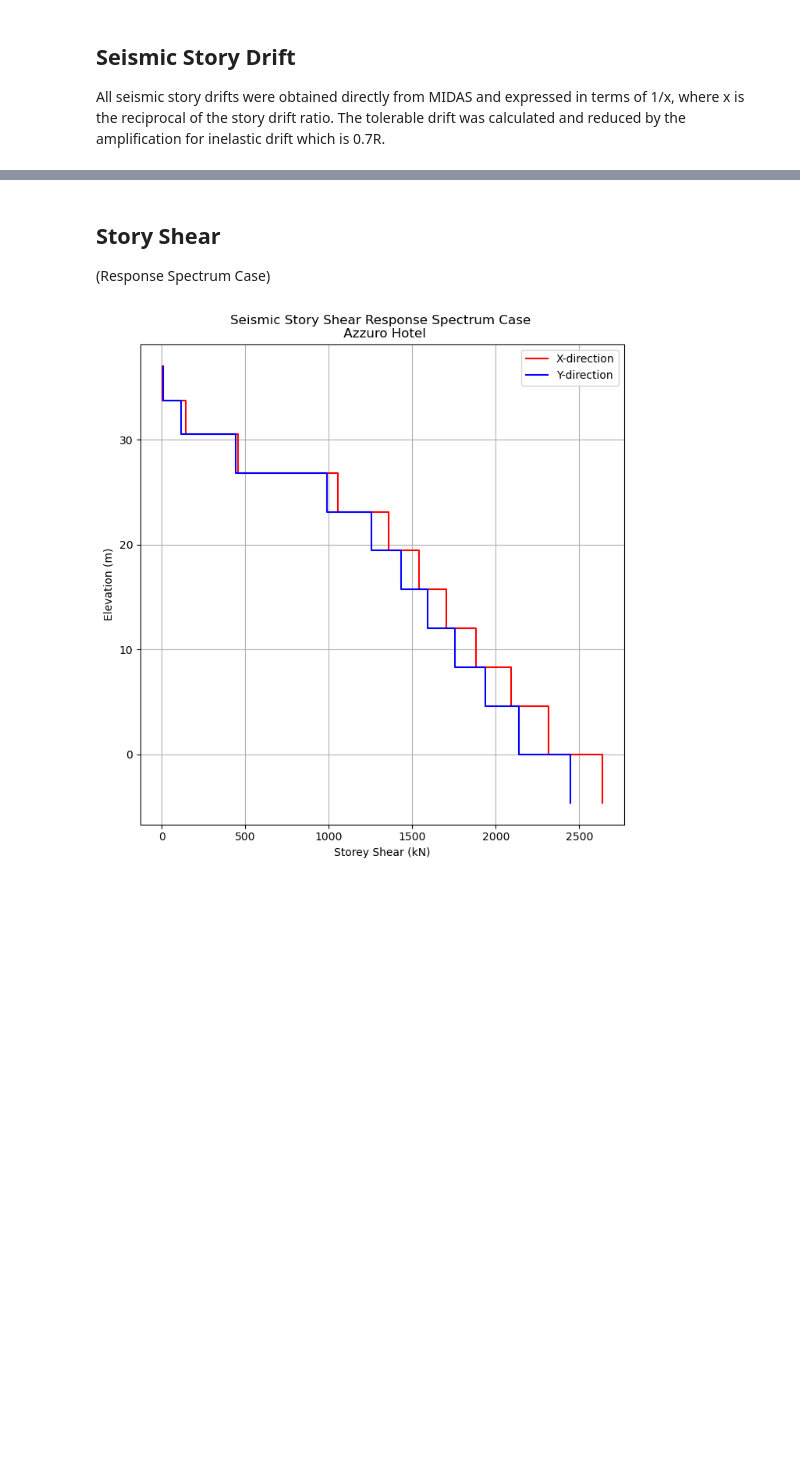
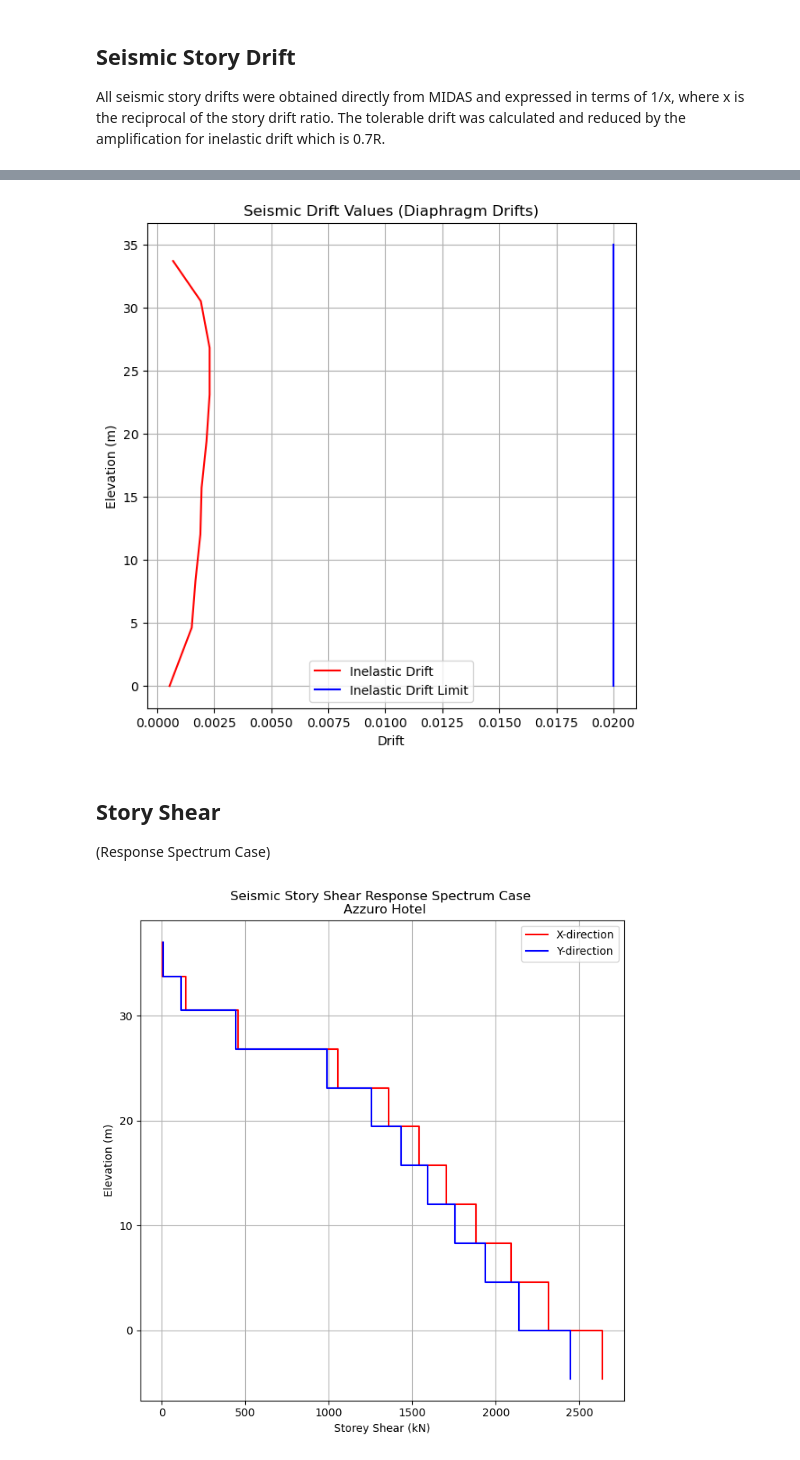
Before and after one commit to albertp16/seismicpy, a Jupyter notebook: NSCP 2015 Irregularities/Drift Check.ipynb, the cells around one changed output, grey strips where cells are left out. Saved outputs shown, nothing was run; the diff lists cells and outputs as text; code cells hidden in the pictures; blank space fills up the shorter version.

```diff
--- a/NSCP 2015 Irregularities/Drift Check.ipynb
+++ b/NSCP 2015 Irregularities/Drift Check.ipynb
@@ -85,3 +76,18 @@ Text(0, 0.5, 'Elevation (m)')
+# %%
+edlx = [0.02,0.02]
+edly = [0,35]
+
+plt.figure(figsize=(7, 7))
+plt.plot(drift_data, y_graph, label = "Inelastic Drift", color="red")
+plt.plot(edlx, edly, label = "Inelastic Drift Limit", color="blue")
+plt.legend()
+plt.grid()
+plt.title("Seismic Drift Values (Diaphragm Drifts)")
+plt.xlabel("Drift")
+plt.ylabel("Elevation (m)")
+plt.show()
+# %% [output]
+[figure, added]
 # %% [markdown]
 ## Story Shear
 (Response Spectrum Case)
```
Also changed, not shown: parts of 5 cells of this notebook, 1 other file.
